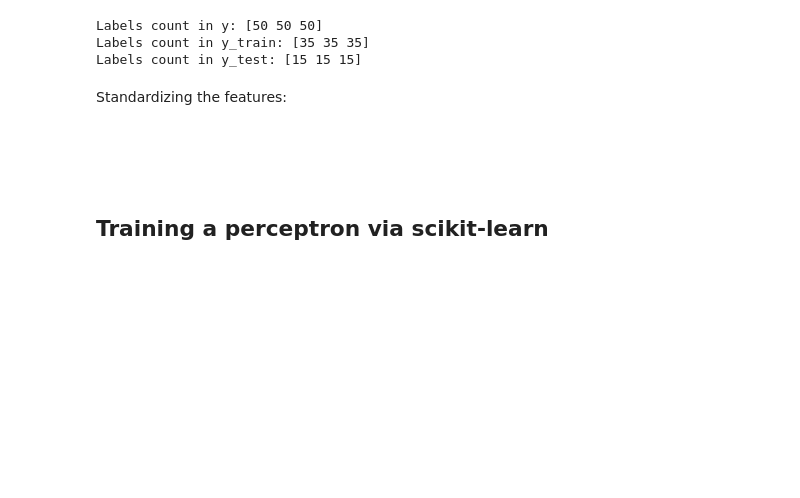
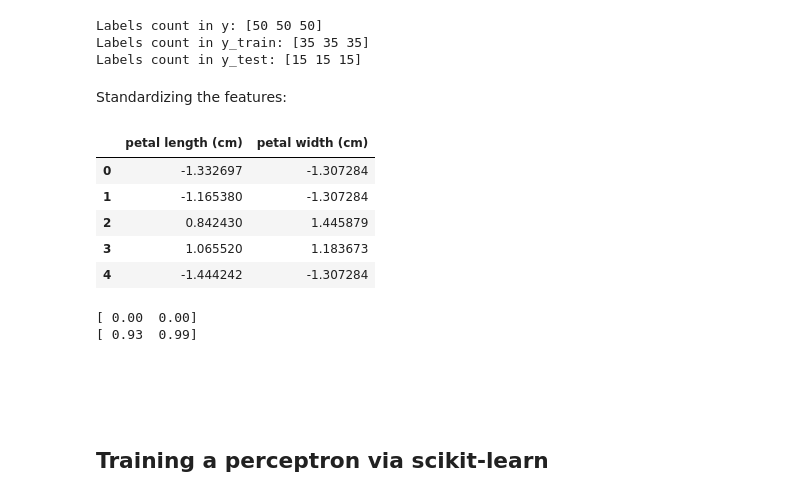
Before and after one commit to MinyaevAndrey/python-machine-learning-book-3rd-edition, a Jupyter notebook: ch03/ch03.ipynb, the cells around one changed output. Saved outputs shown, nothing was run; the diff lists cells and outputs as text; code cells hidden in the pictures; blank space fills up the shorter version.

```diff
--- a/ch03/ch03.ipynb
+++ b/ch03/ch03.ipynb
@@ -121,6 +125,25 @@ sc = StandardScaler()
 sc.fit(X_train)
 X_train_std = sc.transform(X_train)
 X_test_std = sc.transform(X_test)
+# %%
+df = pd.DataFrame(X_train_std, columns=['petal length (cm)',	'petal width (cm)'])
+df.head()
+# %% [output]
+|  | petal length (cm) | petal width (cm) |
+| 0 | -1.332697 | -1.307284 |
+| 1 | -1.165380 | -1.307284 |
+| 2 | 0.842430 | 1.445879 |
+| 3 | 1.065520 | 1.183673 |
+| 4 | -1.444242 | -1.307284 |
+# %%
+# проверка результата нормализации
+# среднее должно быть близко к нулю
+# СКО олжно быть 1
+print(np.mean(X_train_std, axis=0)) # axis=0 ось, которая должна исчезнуть
+print(np.std(X_test_std, axis=0))
+# %% [output]
+[ 0.00  0.00]
+[ 0.93  0.99]
 # %% [markdown]
 <br>
 <br>
```
Also changed, not shown: parts of 7 cells of this notebook.
